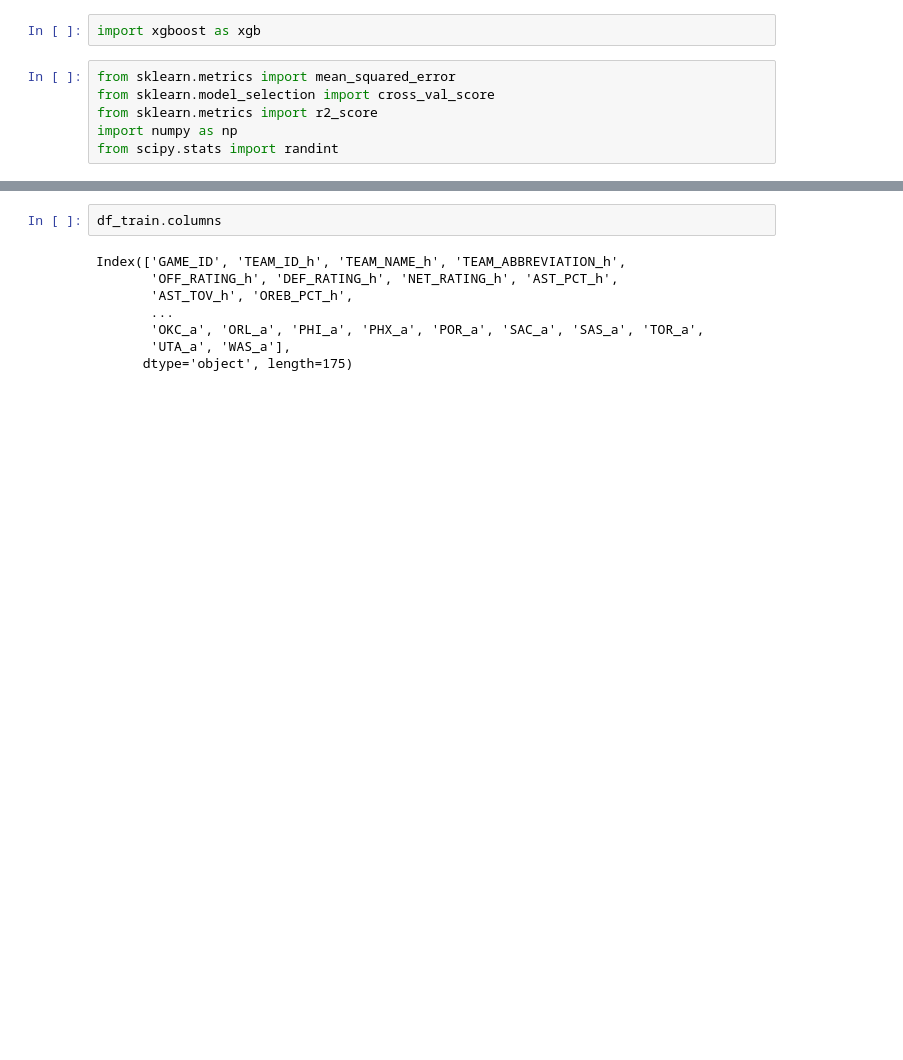
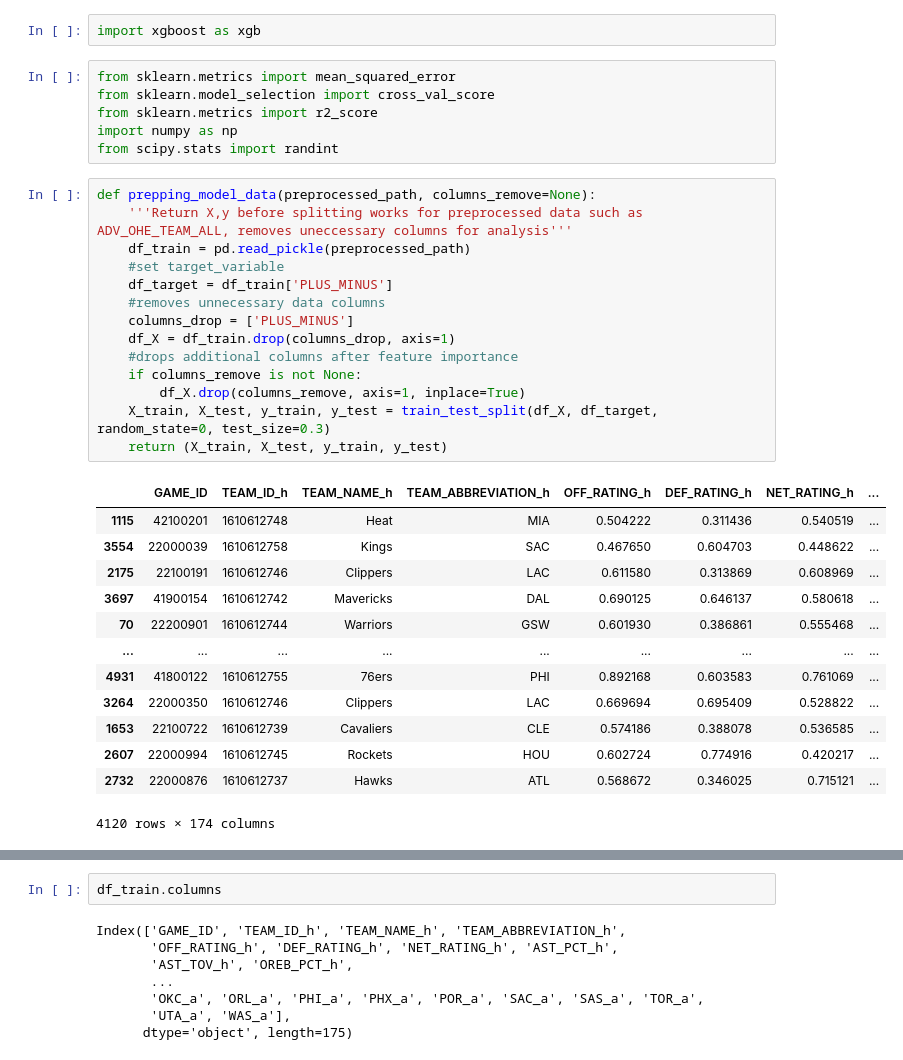
Before and after one commit to alecmatt5/nba_betting_analysis, a Jupyter notebook: backend/notebooks/friday_pitch.ipynb, the cells around one changed output, grey strips where cells are left out. Drawn from its saved outputs; the diff is of its cells as text; blank space fills up the shorter version.

```diff
--- a/backend/notebooks/friday_pitch.ipynb
+++ b/backend/notebooks/friday_pitch.ipynb
@@ -12,3 +17,31 @@ from sklearn.model_selection import cross_val_score
 from sklearn.metrics import r2_score
 import numpy as np
 from scipy.stats import randint
+# %%
+def prepping_model_data(preprocessed_path, columns_remove=None):
+    '''Return X,y before splitting works for preprocessed data such as ADV_OHE_TEAM_ALL, removes uneccessary columns for analysis'''
+    df_train = pd.read_pickle(preprocessed_path)
+    #set target_variable
+    df_target = df_train['PLUS_MINUS']
+    #removes unnecessary data columns
+    columns_drop = ['PLUS_MINUS']
+    df_X = df_train.drop(columns_drop, axis=1)
+    #drops additional columns after feature importance
+    if columns_remove is not None:
+        df_X.drop(columns_remove, axis=1, inplace=True)
+    X_train, X_test, y_train, y_test = train_test_split(df_X, df_target, random_state=0, test_size=0.3)
+    return (X_train, X_test, y_train, y_test)
+# %% [output]
+|  | GAME_ID | TEAM_ID_h | TEAM_NAME_h | TEAM_ABBREVIATION_h | OFF_RATING_h | DEF_RATING_h | NET_RATING_h | ... |
+| 1115 | 42100201 | 1610612748 | Heat | MIA | 0.504222 | 0.311436 | 0.540519 | ... |
+| 3554 | 22000039 | 1610612758 | Kings | SAC | 0.467650 | 0.604703 | 0.448622 | ... |
+| 2175 | 22100191 | 1610612746 | Clippers | LAC | 0.611580 | 0.313869 | 0.608969 | ... |
+| 3697 | 41900154 | 1610612742 | Mavericks | DAL | 0.690125 | 0.646137 | 0.580618 | ... |
+| 70 | 22200901 | 1610612744 | Warriors | GSW | 0.601930 | 0.386861 | 0.555468 | ... |
+| ... | ... | ... | ... | ... | ... | ... | ... | ... |
+| 4931 | 41800122 | 1610612755 | 76ers | PHI | 0.892168 | 0.603583 | 0.761069 | ... |
+| 3264 | 22000350 | 1610612746 | Clippers | LAC | 0.669694 | 0.695409 | 0.528822 | ... |
+| 1653 | 22100722 | 1610612739 | Cavaliers | CLE | 0.574186 | 0.388078 | 0.536585 | ... |
+| 2607 | 22000994 | 1610612745 | Rockets | HOU | 0.602724 | 0.774916 | 0.420217 | ... |
+| 2732 | 22000876 | 1610612737 | Hawks | ATL | 0.568672 | 0.346025 | 0.715121 | ... |
+4120 rows × 174 columns
```
Also changed, not shown: parts of 48 cells of this notebook.
